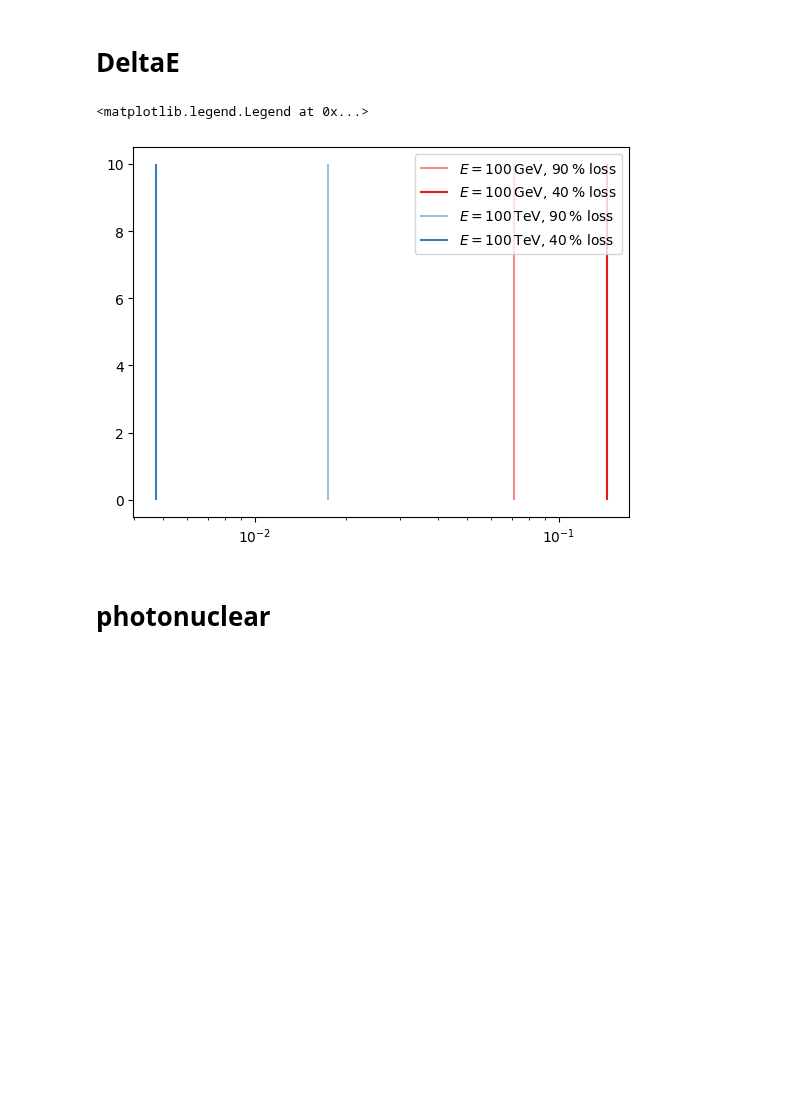
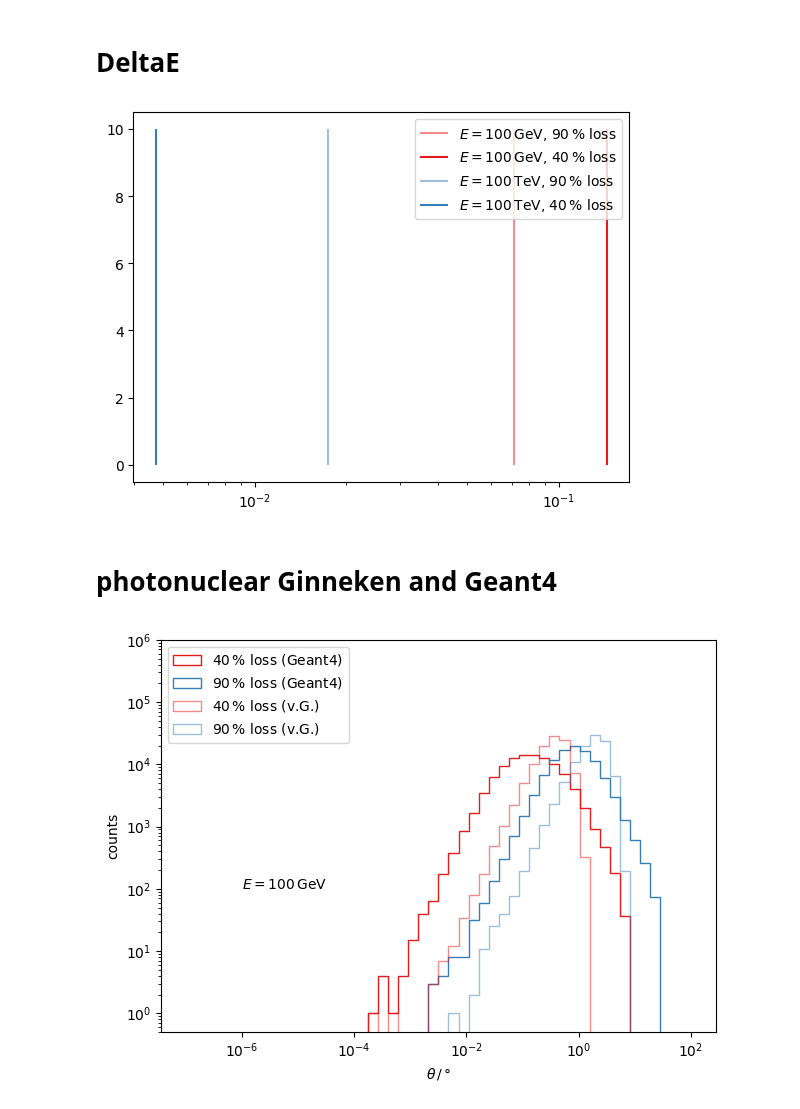
Before and after one commit to pascalgutjahr/muon-deflection-paper, a Jupyter notebook: deflection/deflection_parametrizations/sample_angles.ipynb, the cells around one changed output. Cells and saved outputs as stored; diff of their text form; code cells hidden in the pictures; blank space fills up the shorter version.

```diff
--- a/deflection/deflection_parametrizations/sample_angles.ipynb
+++ b/deflection/deflection_parametrizations/sample_angles.ipynb
@@ -113,8 +113,9 @@ plt.vlines(theta, 0, 10, color=colors[1], label=r'$E = 100\,\mathrm{TeV}$, $40\,
 
 plt.xscale('log')
 plt.legend()
+if save_plot:
+    plt.savefig(plot_dir + 'ioniz_100GeV_100TeV.pdf')
 # %% [output]
-<matplotlib.legend.Legend at 0x...>
 [figure]
 # %% [markdown]
-# photonuclear
+# photonuclear Ginneken and Geant4
@@ -120,0 +160,50 @@ plt.legend()
+# %%
+n_events = 100000
+bins = np.logspace(-7, 2, 51)
+
+
+
+E = 1e2 # 100 GeV
+loss = 0.4
+E_ = (1-loss) * E
+angles_04 = [get_new_psi_nuclint(E, E_, rnd_state) for i in tqdm(range(n_events))]
+
+loss = 0.9
+E_ = (1-loss) * E
+angles_09 = [get_new_psi_nuclint(E, E_, rnd_state) for i in tqdm(range(n_events))]
+
+
+plt.hist(angles_04, bins=bins, color=colors[0], histtype='step', label=r'$40\,\%$ loss (Geant4)')
+plt.hist(angles_09, bins=bins, color=colors[1], histtype='step', label=r'$90\,\%$ loss (Geant4)')
+
+
+
+
+E = 1e2 # 100 GeV
+loss = 0.4
+E_ = (1-loss) * E
+angles_04 = [get_new_psi_nuclint_ginneken(E, E_, rnd_state) for i in tqdm(range(n_events))]
+
+loss = 0.9
+E_ = (1-loss) * E
+angles_09 = [get_new_psi_nuclint_ginneken(E, E_, rnd_state) for i in tqdm(range(n_events))]
+
+
+
+
+plt.hist(angles_04, bins=bins, color=colors[0], alpha=0.5, histtype='step', label=r'$40\,\%$ loss (v.G.)')
+plt.hist(angles_09, bins=bins, color=colors[1], alpha=0.5, histtype='step', label=r'$90\,\%$ loss (v.G.)')
+plt.yscale('log')
+plt.xscale('log')
+plt.xlabel(r'$\theta\,/\,°$')
+plt.ylabel('counts')
+plt.text(1e-6, 1e2, r'$E = 100\,$GeV')
+# plt.xlim(1e-7, 1e2)
+plt.ylim(5e-1, 1e6)
+# plt.legend(bbox_to_anchor=(0.2, 1.4), ncol=2)
+plt.legend(loc='upper left')
+plt.tight_layout()
+if save_plot:
+    plt.savefig(plot_dir + 'photonuclear_G4_Ginneken_100GeV.pdf')
+# %% [output]
+[figure, added]
```
Also changed, not shown: parts of 13 cells of this notebook, 9 other files.
